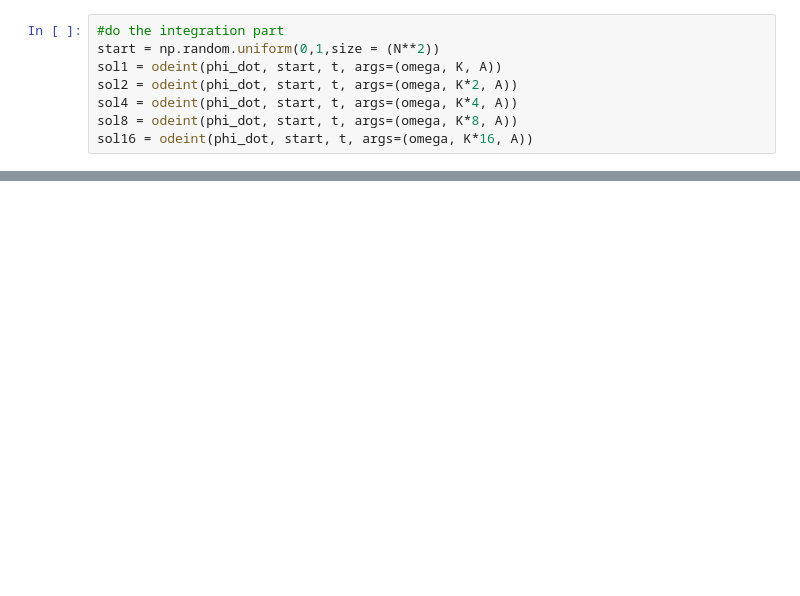
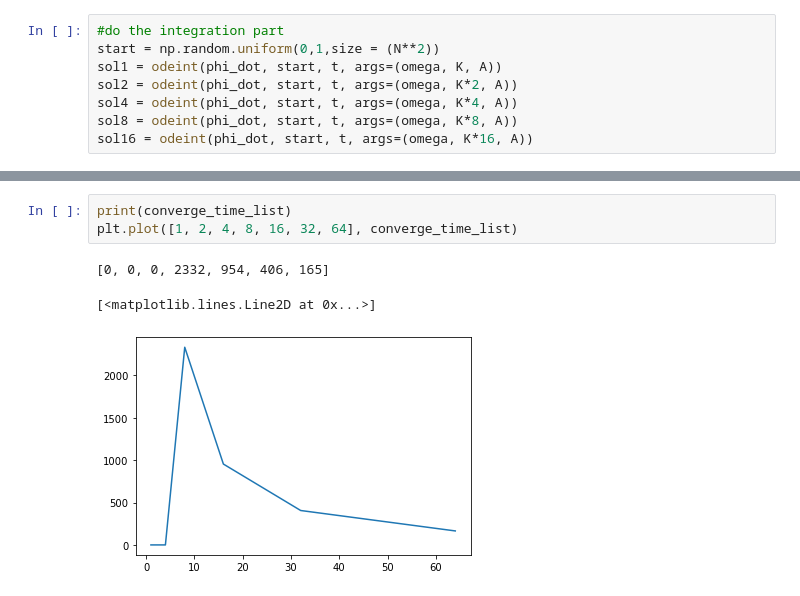
Before and after one commit to KatieJ16/Coupled_oscillators, a Jupyter notebook: Kuramoto_model_2d_subplots.ipynb, the cells around one changed output, grey strips where cells are left out. Drawn from its saved outputs; the diff is of its cells as text; blank space fills up the shorter version.

```diff
--- a/Kuramoto_model_2d_subplots.ipynb
+++ b/Kuramoto_model_2d_subplots.ipynb
@@ -329,0 +348,7 @@ plt.show()
+# %%
+print(converge_time_list)
+plt.plot([1, 2, 4, 8, 16, 32, 64], converge_time_list)
+# %% [output]
+[0, 0, 0, 2332, 954, 406, 165]
+[<matplotlib.lines.Line2D at 0x...>]
+[figure, added]
```
Also changed, not shown: parts of 8 cells of this notebook.
